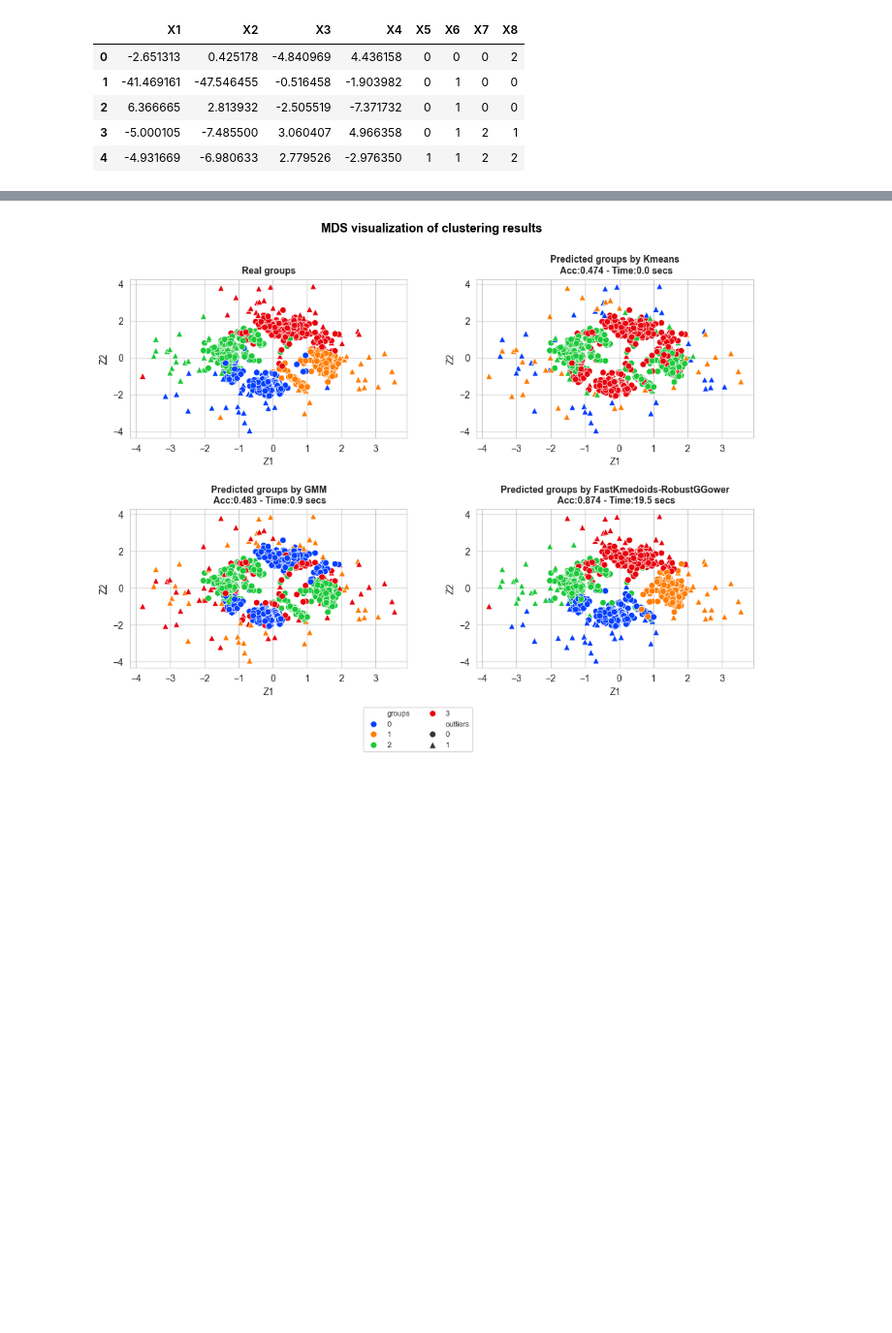
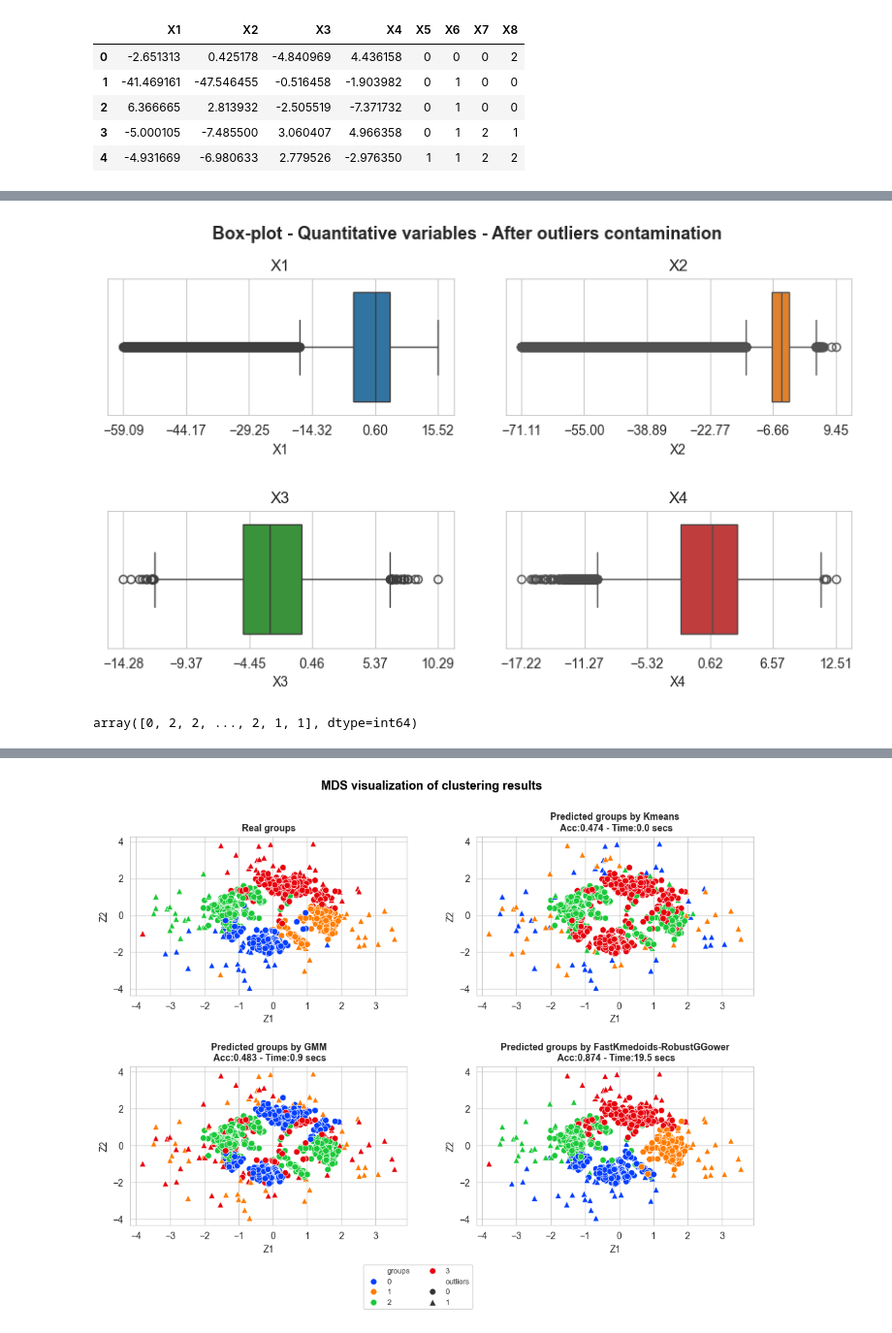
Before and after one commit to FabioScielzoOrtiz/FastKmedoids-demo, a Jupyter notebook: notebooks/plots_metrics.ipynb, the cells around one changed output, grey strips where cells are left out. Shown at 97% size. Cells and saved outputs as stored; diff of their text form; code cells hidden in the pictures; blank space fills up the shorter version.

```diff
--- a/notebooks/plots_metrics.ipynb
+++ b/notebooks/plots_metrics.ipynb
@@ -78,9 +95,10 @@ boxplot_matrix(X_not_outliers_pl, n_cols=2, title='Box-plot - Quantitative varia
 # %%
 boxplot_matrix(X_outliers_pl, n_cols=2, title='Box-plot - Quantitative variables - After outliers contamination',
                figsize=(10,5), quant_col_names=['X1', 'X2', 'X3', 'X4'], n_xticks=6, title_fontsize=13,
-               save=True, file_name='plots/simu_1_boxplot_2', x_rotation=0, title_height=0.99,
-               style='whitegrid', hspace=0.7, wspace=0.15, title_weight='bold',
-               subtitles_fontsize=12, xlabel_size=10)
+               save=False, x_rotation=0, title_height=0.99, style='whitegrid', hspace=0.7, wspace=0.15,
+               title_weight='bold', subtitles_fontsize=12, xlabel_size=10)
+# %% [output]
+[figure, added]
 # %%
 start_time = time.time()
 
@@ -94,6 +112,10 @@ fast_kmedoids.fit(X)
 time_fast_kmedoids = time.time() - start_time
 
 cluster_labels_fast_kmedoids = fast_kmedoids.labels_
+# %%
+cluster_labels_fast_kmedoids
+# %% [output]
+array([0, 2, 2, ..., 2, 1, 1], dtype=int64)
 # %%
 mds = MDS(n_components=2, dissimilarity='precomputed', random_state=111)
 
```
Also changed, not shown: parts of 11 cells of this notebook, 1 other file.
